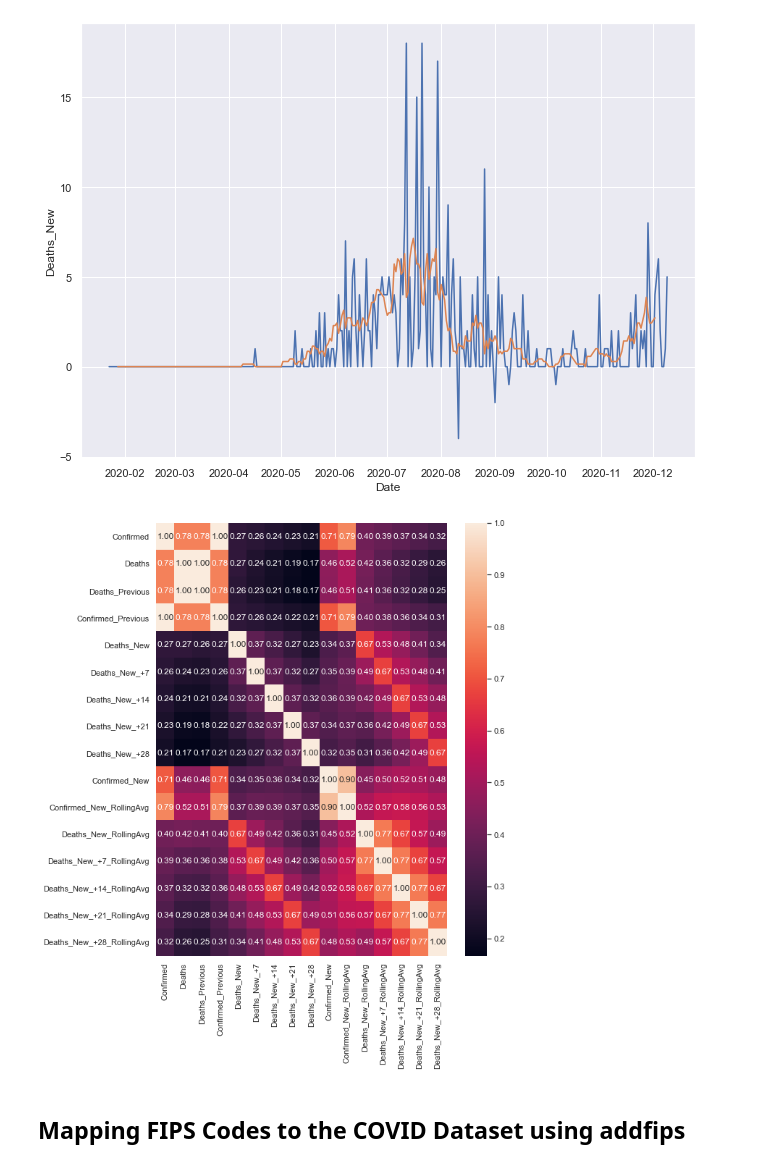
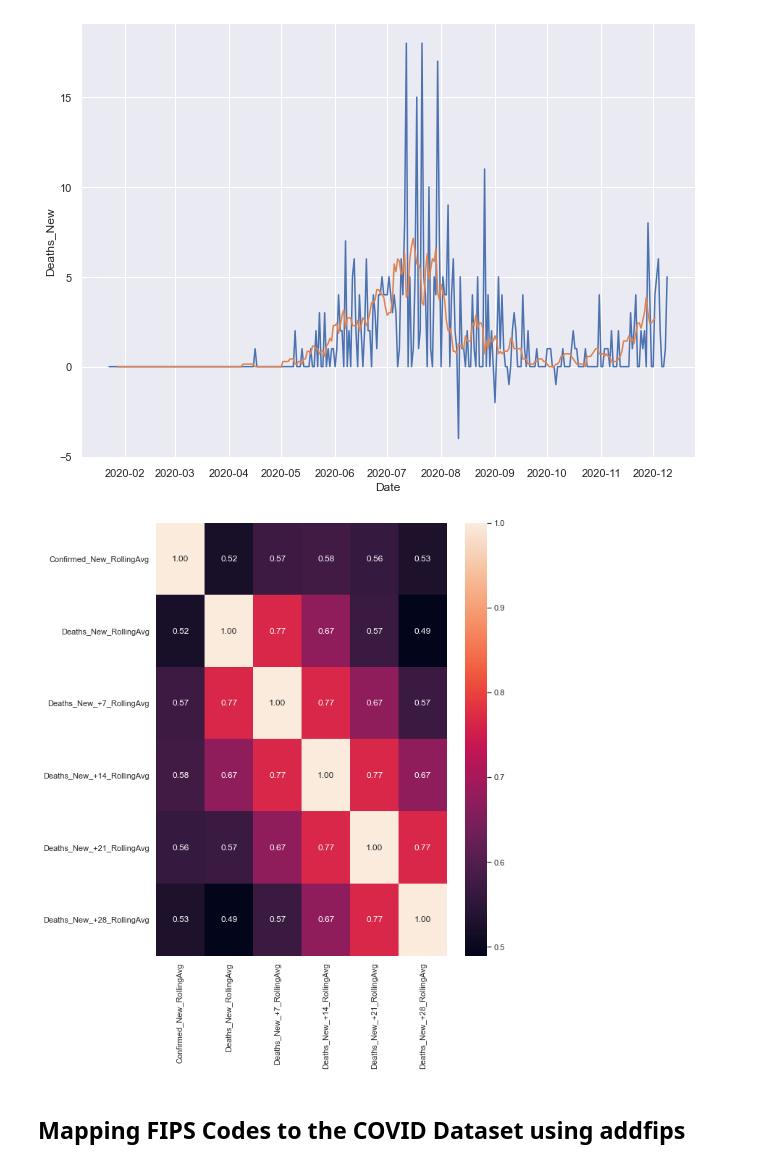
Before and after one commit to pballent/hia-covid, a Jupyter notebook: hia_covid_python_data_preprocess/COVID_datasets.ipynb, the cells around one changed output. Cells and saved outputs as stored; diff of their text form; code cells hidden in the pictures.

```diff
--- a/hia_covid_python_data_preprocess/COVID_datasets.ipynb
+++ b/hia_covid_python_data_preprocess/COVID_datasets.ipynb
@@ -356,13 +355,15 @@ plt1 = sns.lineplot(x="Date", y="Deaths_New_+7_RollingAvg", data=yuma)
 # %% [output]
 [figure]
 # %%
+columns_sub = [i for i in large_frame_df.columns if "RollingAvg" in i]
+
 #Corrplot
 sns.set(rc={'figure.figsize':(9,11)})
-corr = large_frame_df.corr()
+corr = large_frame_df[columns_sub].corr()
 sns.heatmap(corr, annot=True, fmt='.2f')
 plt.show()
 # %% [output]
-[figure, old version]
+[figure, new version]
 # %% [markdown]
 ## Mapping FIPS Codes to the COVID Dataset using addfips
 # %%
```
Also changed, not shown: parts of 5 cells of this notebook, 4 other files.
